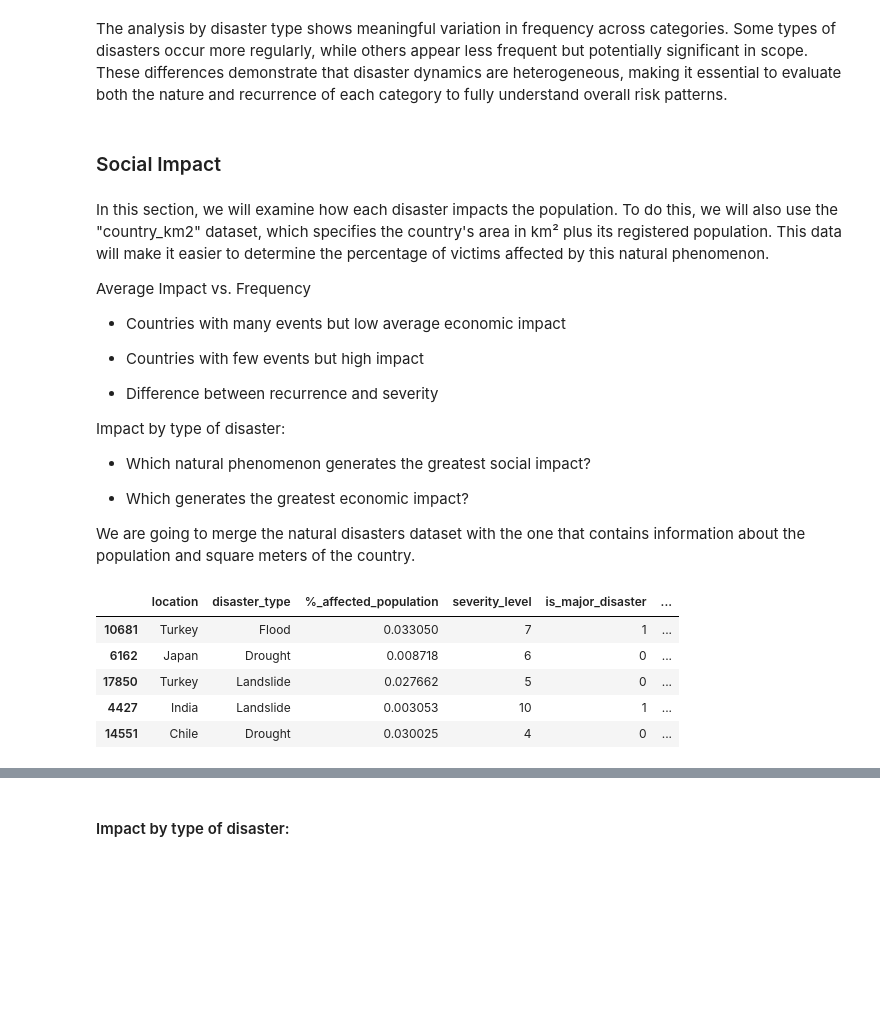
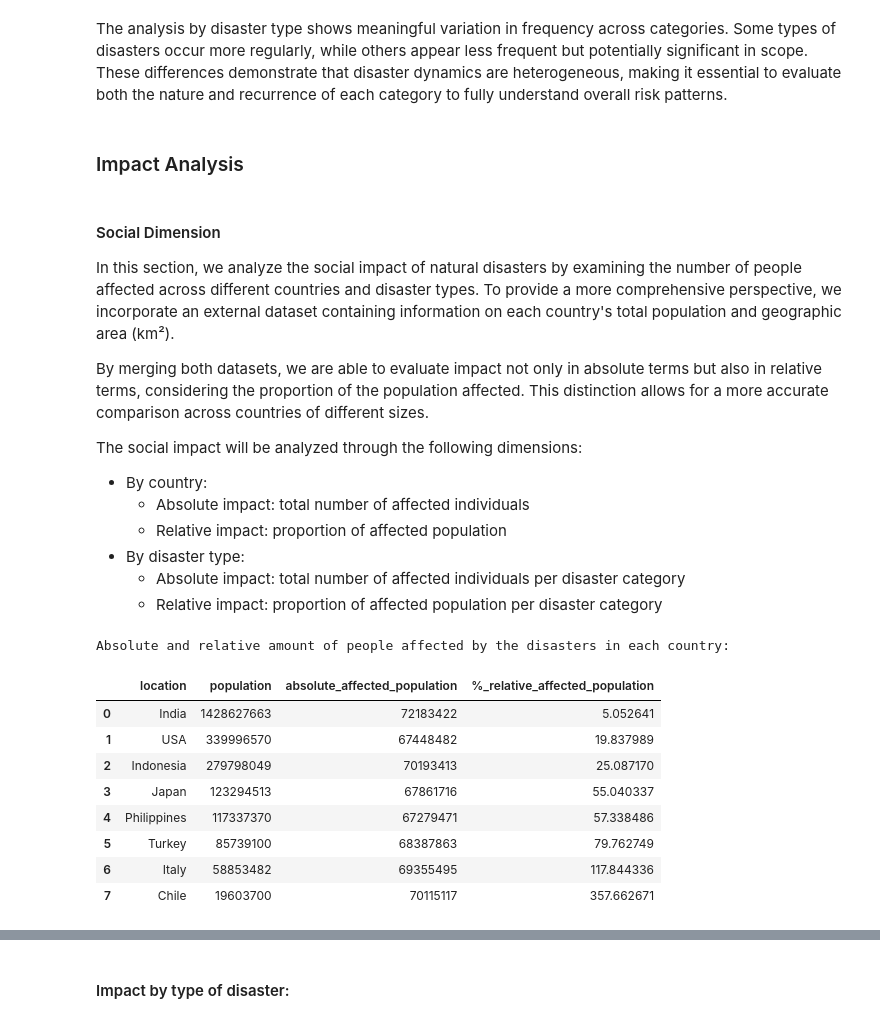
Before and after one commit to ailinalvarez/natural_disaster, a Jupyter notebook: disaster_event.ipynb, the cells around one changed output, grey strips where cells are left out. Saved outputs shown, nothing was run; the diff lists cells and outputs as text; code cells hidden in the pictures; blank space fills up the shorter version.

Commit message:
re do the social impact

```diff
--- a/disaster_event.ipynb
+++ b/disaster_event.ipynb
@@ -426,39 +426,43 @@ plt.yticks(range(0, 3000, 250));
 # %% [markdown]
 The analysis by disaster type shows meaningful variation in frequency across categories. Some types of disasters occur more regularly, while others appear less frequent but potentially significant in scope. These differences demonstrate that disaster dynamics are heterogeneous, making it essential to evaluate both the nature and recurrence of each category to fully understand overall risk patterns.
 # %% [markdown]
-### Social Impact
+### Impact Analysis
 # %% [markdown]
-In this section, we will examine how each disaster impacts the population. To do this, we will also use the "country_km2" dataset, which specifies the country's area in km² plus its registered population. This data will make it easier to determine the percentage of victims affected by this natural phenomenon.
+#### Social Dimension
 
-Average Impact vs. Frequency
+In this section, we analyze the social impact of natural disasters by examining the number of people affected across different countries and disaster types. To provide a more comprehensive perspective, we incorporate an external dataset containing information on each country's total population and geographic area (km²).
 
-- Countries with many events but low average economic impact
+By merging both datasets, we are able to evaluate impact not only in absolute terms but also in relative terms, considering the proportion of the population affected. This distinction allows for a more accurate comparison across countries of different sizes.
 
-- Countries with few events but high impact
+The social impact will be analyzed through the following dimensions:
 
-- Difference between recurrence and severity
-
-Impact by type of disaster:
-- Which natural phenomenon generates the greatest social impact?
-
-- Which generates the greatest economic impact?
-
-We are going to merge the natural disasters dataset with the one that contains information about the population and square meters of the country.
+* By country:
+    * Absolute impact: total number of affected individuals
+    * Relative impact: proportion of affected population
+* By disaster type:
+    * Absolute impact: total number of affected individuals per disaster category
+    * Relative impact: proportion of affected population per disaster category
+# %%
+#We merge the data of the disasters with the information of the countries to observe if there is any relationship between the number of events and the population or the size of the country.
+paises_info = pd.merge(data_clean, paises, how='left', on='location')
 # %%
-#We merge the data of the disasters with the information of the countries to observe if there is any relationship between the number of events and the population or the size of the country.
-paises_info = pd.merge(data_clean, paises, how='left', left_on='location', right_on='location')
+#social impact: total amount of people affected by the disasters in each country
+social_impact = paises_info[['location', 'disaster_type', 'affected_population','total_population', 'severity_level']]
+social_impact = social_impact.groupby(['location', 'total_population'])['affected_population'].sum().reset_index()
 
-paises_info = paises_info[['date','location', 'disaster_type', 'affected_population','population', 'severity_level',  'is_major_disaster', 'estimated_economic_loss_usd', 'country_km2',]]
-#We calculate the percentage of the population affected by the disasters in each country
-paises_gral_info = paises_info[['location', 'disaster_type', 'affected_population','population', 'severity_level',  'is_major_disaster', 'estimated_economic_loss_usd', 'country_km2',]]
-
-paises_gral_info['%_affected_population'] = (paises_gral_info['affected_population'] / paises_info['population']) * 100
-paises_gral_info = paises_gral_info[[ 'location', 'disaster_type', '%_affected_population', 'severity_level',  'is_major_disaster', 'estimated_economic_loss_usd', 'country_km2']]
-display(paises_gral_info.sample(5))
+#social impact: percentage of the population affected by the disasters in each country
+social_impact['%_relative_affected_population'] = social_impact['affected_population'] / social_impact['total_population'] * 100
+social_impact = social_impact.rename(columns={'affected_population': 'absolute_affected_population', 'total_population': 'population', 'country_km2': 'size_km2'})
+print('Absolute and relative amount of people affected by the disasters in each country:')
+display(social_impact.sort_values(by='%_relative_affected_population', ascending=True).reset_index(drop=True))
 # %% [output]
+Absolute and relative amount of people affected by the disasters in each country:
-|  | location | disaster_type | %_affected_population | severity_level | is_major_disaster | ... |
-| 10681 | Turkey | Flood | 0.033050 | 7 | 1 | ... |
-| 6162 | Japan | Drought | 0.008718 | 6 | 0 | ... |
-| 17850 | Turkey | Landslide | 0.027662 | 5 | 0 | ... |
-| 4427 | India | Landslide | 0.003053 | 10 | 1 | ... |
-| 14551 | Chile | Drought | 0.030025 | 4 | 0 | ... |
+|  | location | population | absolute_affected_population | %_relative_affected_population |
+| 0 | India | 1428627663 | 72183422 | 5.052641 |
+| 1 | USA | 339996570 | 67448482 | 19.837989 |
+| 2 | Indonesia | 279798049 | 70193413 | 25.087170 |
+| 3 | Japan | 123294513 | 67861716 | 55.040337 |
+| 4 | Philippines | 117337370 | 67279471 | 57.338486 |
+| 5 | Turkey | 85739100 | 68387863 | 79.762749 |
+| 6 | Italy | 58853482 | 69355495 | 117.844336 |
+| 7 | Chile | 19603700 | 70115117 | 357.662671 |
```
Also changed, not shown: parts of 12 cells of this notebook, 1 other file.
